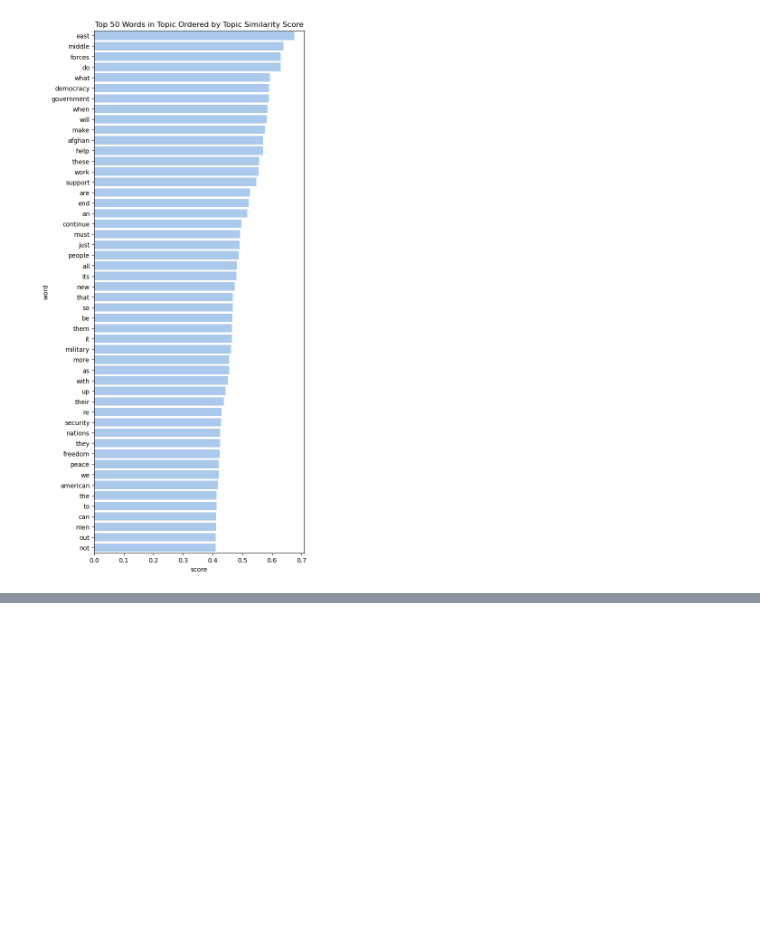
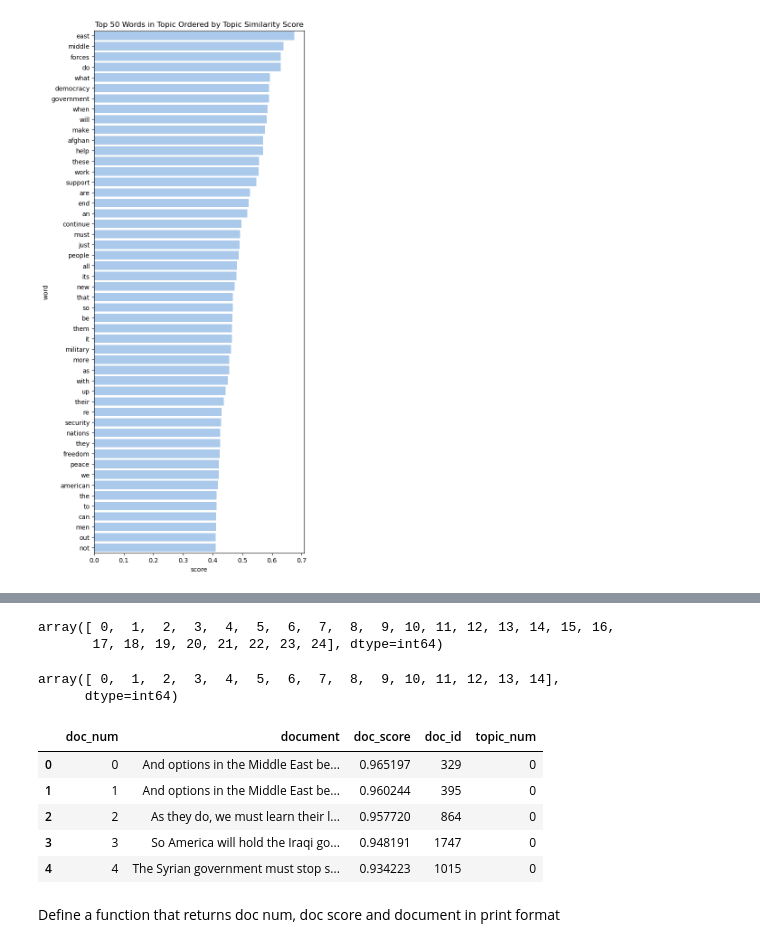
Before and after one commit to Kasheme/NLP, a Jupyter notebook: US Presedential Speeches/Dash App/notebooks/topic model results viz.ipynb, the cells around one changed output, grey strips where cells are left out. Drawn from its saved outputs; the diff is of its cells as text; code cells hidden in the pictures; blank space fills up the shorter version.

```diff
--- a/US Presedential Speeches/Dash App/notebooks/topic model results viz.ipynb
+++ b/US Presedential Speeches/Dash App/notebooks/topic model results viz.ipynb
@@ -524,0 +511,3 @@ pd.read_pickle("C:\\Users\\User\\OneDrive\\Documents\\GitHub\\NLP\\US Presedenti
+# %%
+df = df[df['topic'] == 1].sort_values(by='score', ascending=True)
+df['topic name'].unique()[0]
@@ -524,0 +520,2 @@ pd.read_pickle("C:\\Users\\User\\OneDrive\\Documents\\GitHub\\NLP\\US Presedenti
+# %%
+docs, document_scores, document_ids = model.search_documents_by_topic(topic_num=0, num_docs=20)
@@ -524,0 +547,18 @@ pd.read_pickle("C:\\Users\\User\\OneDrive\\Documents\\GitHub\\NLP\\US Presedenti
+# %%
+def get_document_df(topic_num):
+    topic_doc_dict = {}
+    docs, document_scores, document_ids = model.search_documents_by_topic(topic_num=topic_num, num_docs=15)
+
+    df = pd.DataFrame(index=[i for i in range(0,15)], columns=['document', 'doc_score', 'doc_id', 'topic_num'])
+    df['document'] = docs.tolist()
+    df['doc_score'] = document_scores.tolist()
+    df['doc_id'] = document_ids.tolist()
+    df['topic_num'] = topic_num
+
+    return df
+# %%
+topic_doc_df = pd.concat([get_document_df(0), get_document_df(1), get_document_df(2), get_document_df(3), get_document_df(4),
+get_document_df(5), get_document_df(6), get_document_df(7), get_document_df(8), get_document_df(9),
+get_document_df(10), get_document_df(11), get_document_df(12), get_document_df(13), get_document_df(14),
+get_document_df(15), get_document_df(16), get_document_df(17), get_document_df(18), get_document_df(19),
+get_document_df(20), get_document_df(21), get_document_df(22), get_document_df(23), get_document_df(24)]).reset_index().rename(columns={'index':'doc_num'})
@@ -524,0 +580,19 @@ pd.read_pickle("C:\\Users\\User\\OneDrive\\Documents\\GitHub\\NLP\\US Presedenti
+# %%
+topic_doc_df['topic_num'].unique()
+# %% [output]
+array([ 0,  1,  2,  3,  4,  5,  6,  7,  8,  9, 10, 11, 12, 13, 14, 15, 16,
+       17, 18, 19, 20, 21, 22, 23, 24], dtype=int64)
+# %%
+topic_doc_df['doc_num'].unique()
+# %% [output]
+array([ 0,  1,  2,  3,  4,  5,  6,  7,  8,  9, 10, 11, 12, 13, 14],
+      dtype=int64)
+# %%
+topic_doc_df.head()
+# %% [output]
+|  | doc_num | document | doc_score | doc_id | topic_num |
+| 0 | 0 | And options in the Middle East be... | 0.965197 | 329 | 0 |
+| 1 | 1 | And options in the Middle East be... | 0.960244 | 395 | 0 |
+| 2 | 2 | As they do, we must learn their l... | 0.957720 | 864 | 0 |
+| 3 | 3 | So America will hold the Iraqi go... | 0.948191 | 1747 | 0 |
+| 4 | 4 | The Syrian government must stop s... | 0.934223 | 1015 | 0 |
@@ -524,0 +601,2 @@ pd.read_pickle("C:\\Users\\User\\OneDrive\\Documents\\GitHub\\NLP\\US Presedenti
+# %% [markdown]
+Define a function that returns doc num, doc score and document in print format
```
Also changed, not shown: parts of 9 cells of this notebook, 3 other files.
